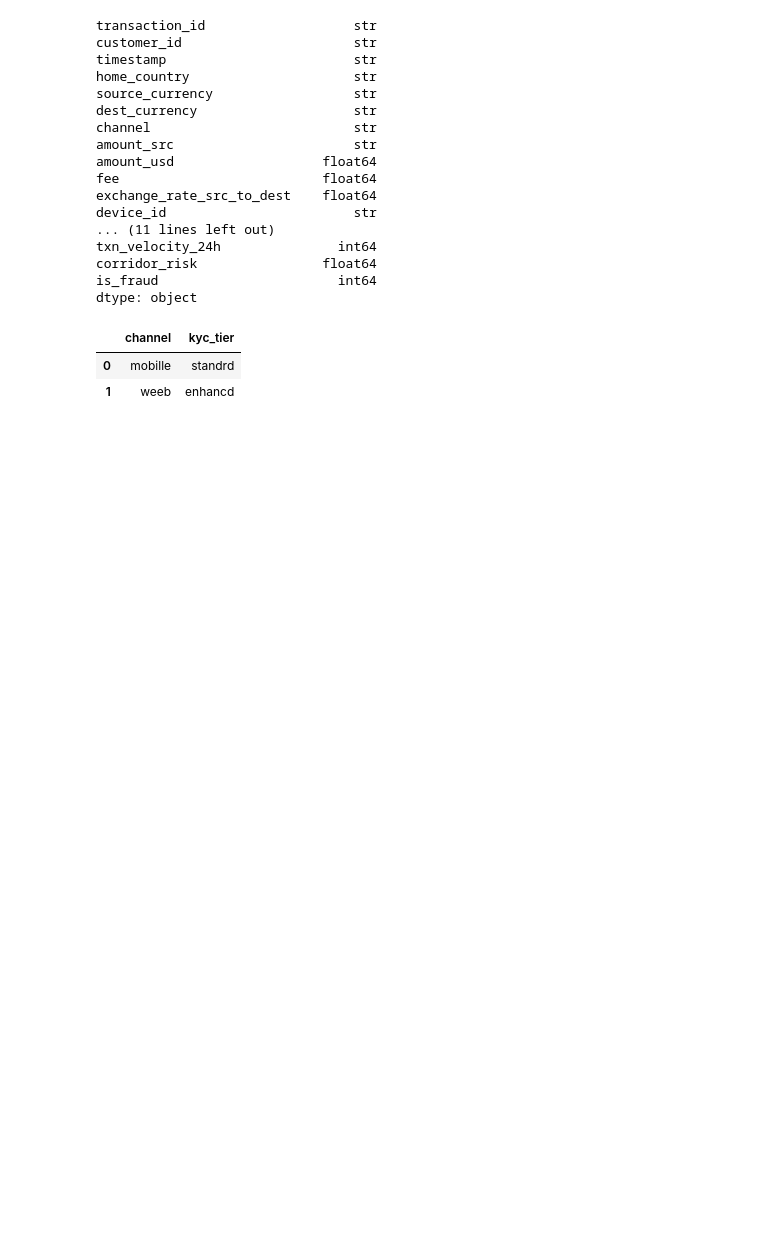
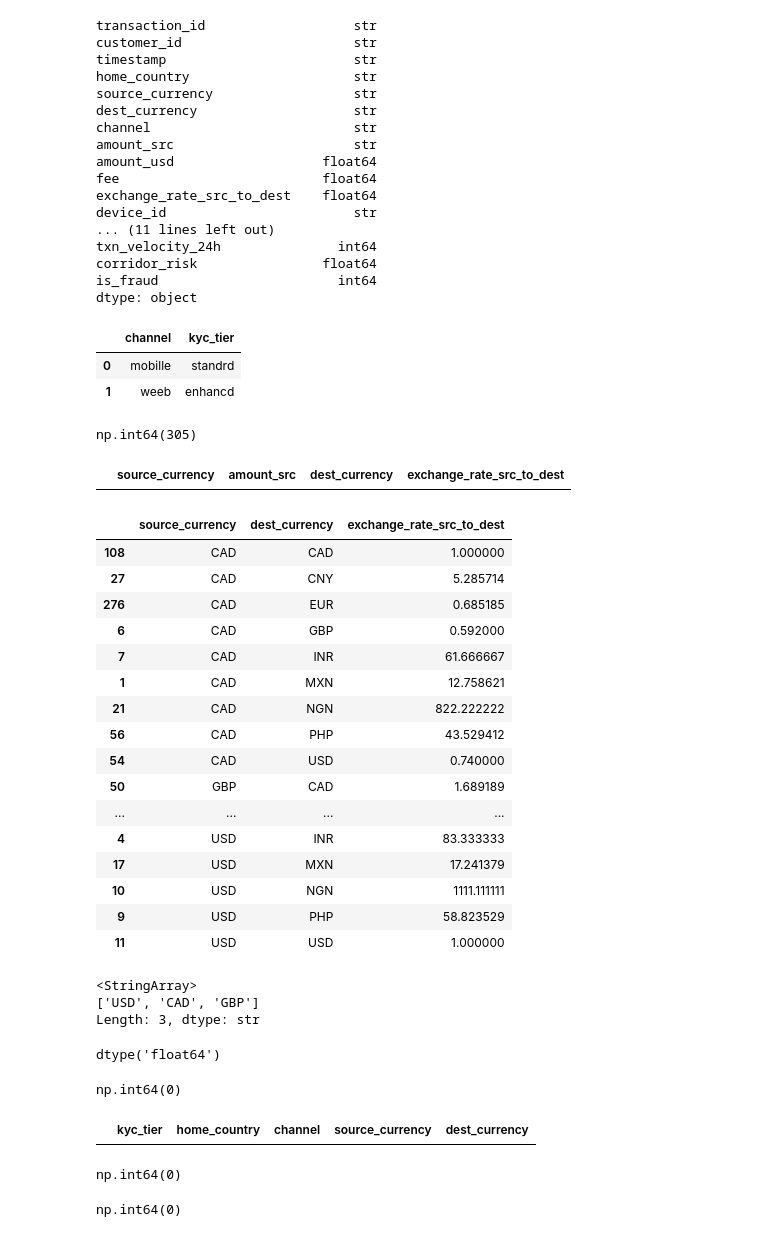
Before and after one commit to fattyabdulkarim/fraud-detection, a Jupyter notebook: Notebook/EDA.ipynb, the cells around one changed output. Saved outputs shown, nothing was run; the diff lists cells and outputs as text; code cells hidden in the pictures; blank space fills up the shorter version.

```diff
--- a/Notebook/EDA.ipynb
+++ b/Notebook/EDA.ipynb
@@ -555,3 +612,48 @@ else:
 |  | channel | kyc_tier |
 | 0 | mobille | standrd |
 | 1 | weeb | enhancd |
+# %%
+# Reloaded the dataset
+df = pd.read_csv('../Data/nova_pay_combined.csv')
+# %%
+# Checking the sum of missing values in amount_usd
+df['amount_usd'].isna().sum()
+# %% [output]
+np.int64(305)
+# %%
+# to check for the relevant columns
+df[df['amount_usd'].isna()][
+    ['source_currency', 'amount_src', 'dest_currency', 'exchange_rate_src_to_dest']
+].head(10)
+# %% [output]
+|  | source_currency | amount_src | dest_currency | exchange_rate_src_to_dest |
+# %%
+# to remove duplicates and sort the remaining rows
+df[['source_currency', 'dest_currency', 'exchange_rate_src_to_dest']].drop_duplicates().sort_values(
+    ['source_currency', 'dest_currency']
+)
+# %% [output]
+|  | source_currency | dest_currency | exchange_rate_src_to_dest |
+| 108 | CAD | CAD | 1.000000 |
+| 27 | CAD | CNY | 5.285714 |
+| 276 | CAD | EUR | 0.685185 |
+| 6 | CAD | GBP | 0.592000 |
+| 7 | CAD | INR | 61.666667 |
+| 1 | CAD | MXN | 12.758621 |
+| 21 | CAD | NGN | 822.222222 |
+| 56 | CAD | PHP | 43.529412 |
+| 54 | CAD | USD | 0.740000 |
+| 50 | GBP | CAD | 1.689189 |
+| ... | ... | ... | ... |
+| 4 | USD | INR | 83.333333 |
+| 17 | USD | MXN | 17.241379 |
+| 10 | USD | NGN | 1111.111111 |
+| 9 | USD | PHP | 58.823529 |
+| 11 | USD | USD | 1.000000 |
+# %%
+# to get the number of the unique values
+df['source_currency'].unique()
+# %% [output]
+<StringArray>
+['USD', 'CAD', 'GBP']
+Length: 3, dtype: str
@@ -557,0 +673,5 @@ else:
+# %%
+#to know the data type
+df['amount_src'].dtype
+# %% [output]
+dtype('float64')
@@ -557,0 +684,22 @@ else:
+# %%
+#and check the missing value again.
+df['amount_usd'].isna().sum()
+# %% [output]
+np.int64(0)
+# %%
+# the missing kyc_tier rows
+df[df['kyc_tier'].isna()][
+    ['kyc_tier', 'home_country', 'channel', 'source_currency', 'dest_currency']
+].head(10)
+# %% [output]
+|  | kyc_tier | home_country | channel | source_currency | dest_currency |
+# %%
+#sum of missing value in kyc_tier
+df['kyc_tier'].isna().sum()
+# %% [output]
+np.int64(0)
+# %%
+#sum of missing values in fees
+df['fee'].isna().sum()
+# %% [output]
+np.int64(0)
```
Also changed, not shown: parts of 14 cells of this notebook, 1 other file.
